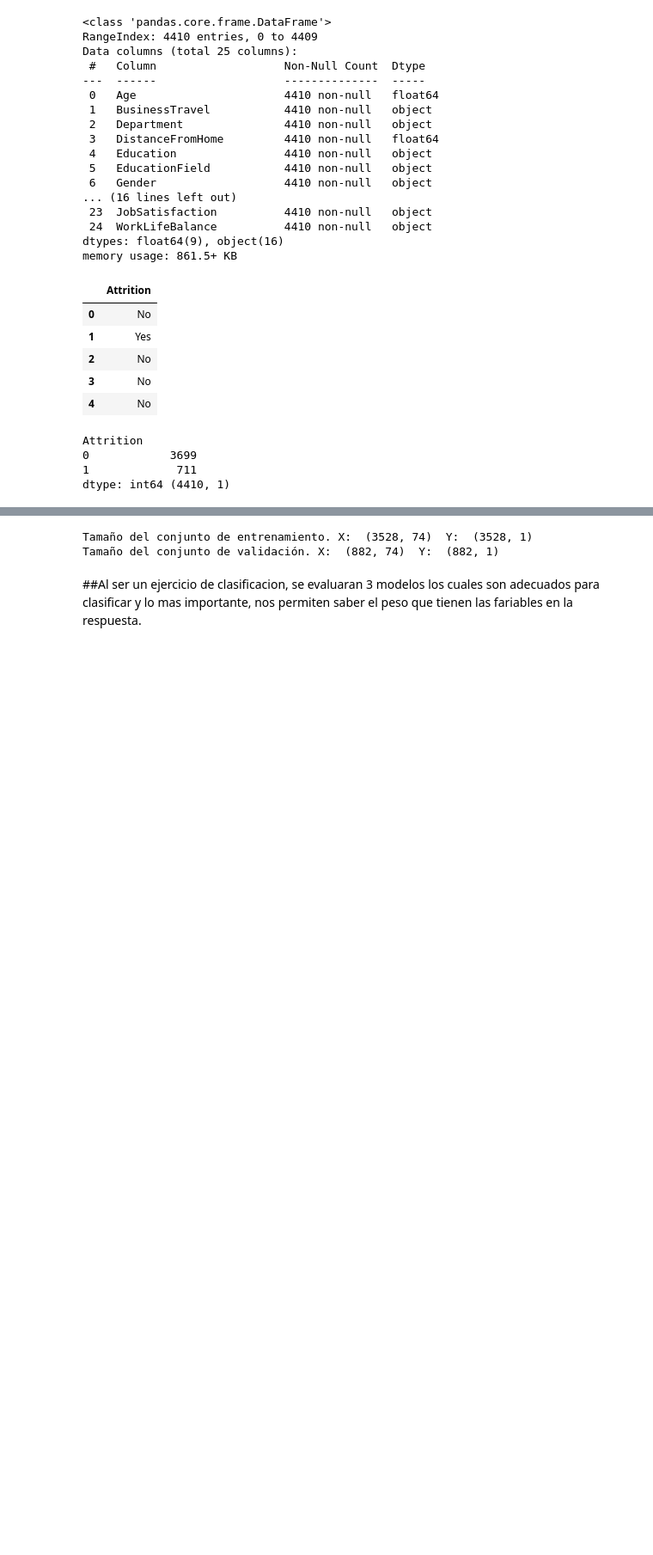
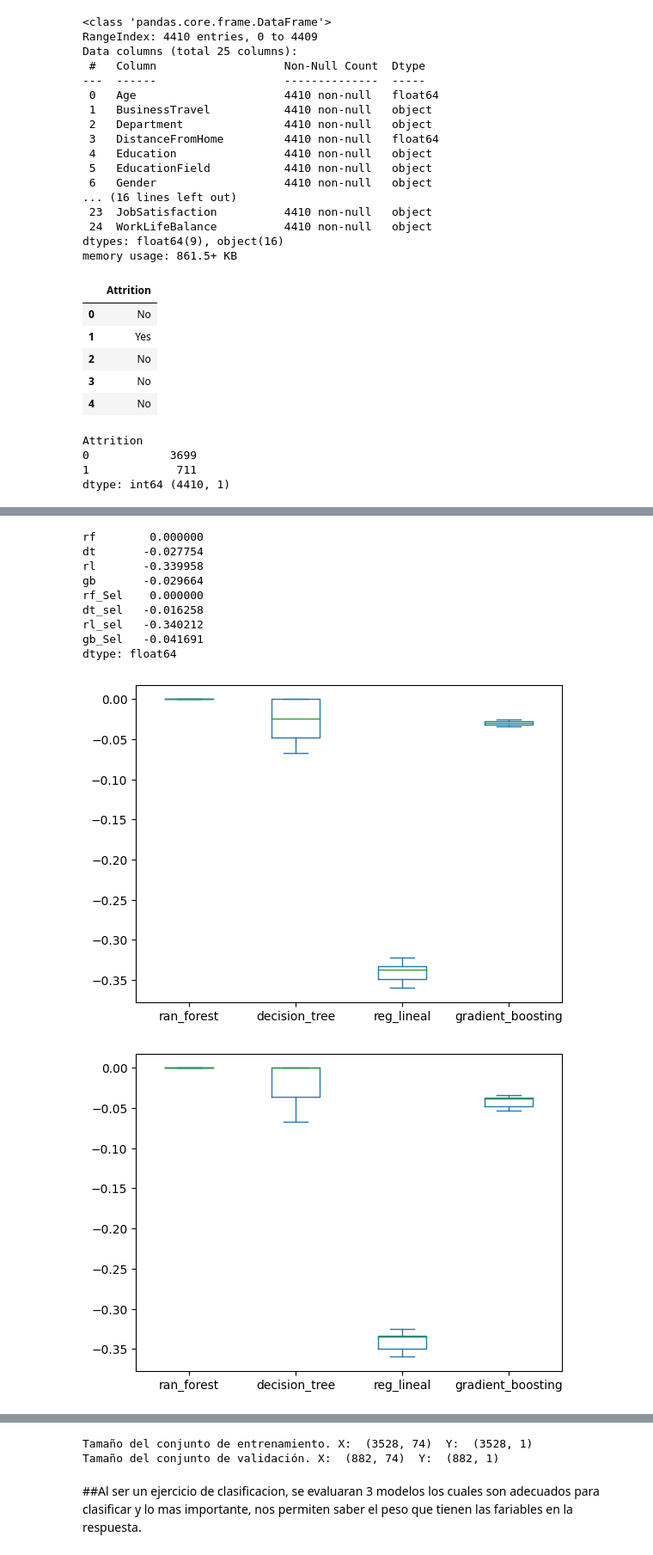
Before and after one commit to vladimir-martin/analitica3_HR, a Jupyter notebook: modelos.ipynb, the cells around one changed output, grey strips where cells are left out. Shown at 86% size. Cells and saved outputs as stored; diff of their text form; code cells hidden in the pictures; blank space fills up the shorter version.

Commit message:
Analisis de modelo con seleccion de variables

```diff
--- a/modelos.ipynb
+++ b/modelos.ipynb
@@ -131,10 +135,16 @@ X_final.head()
 #Nombre de caracteristicas númericas
 numeric_columns=list(X_final.select_dtypes('float64').columns)
 #Estandarización de variables
-pipeline=ColumnTransformer([( "std_numericas",StandardScaler() ,numeric_columns)], remainder='passthrough')
+#pipeline=ColumnTransformer([( "std_numericas",StandardScaler() ,numeric_columns)], remainder='passthrough')
 
-X_trans = pipeline.fit_transform(X_final)
-X_trans_db=pd.DataFrame(X_trans,columns=X_final.columns)
+#X_trans = pipeline.fit_transform(X_final)
+#X_trans_db=pd.DataFrame(X_trans,columns=X_final.columns)
+
+
+scaler=StandardScaler() #se selecciona el escalado o estandarizacion de variables
+scaler.fit(X_final) # se ajusta a la base
+X_trans=scaler.transform(X_final)#se aplica a la base
+X_trans_db=pd.DataFrame(X_trans,columns=X_final.columns) #se vuelve a convertir en df pandas
 # %%
 # se nombran los modelos con hiperparametros por defecto para compararlos y ya depsues se afinan solo los hiperparametros del mejor
 m_ranfor=RandomForestClassifier()
@@ -146,6 +156,6 @@ m_gbr = XGBRegressor()
 modelos=list([m_ranfor,m_dtree, m_lreg, m_gbr])
 
 #se usa funcion sel_variables para comparar los desempeños de los modelos
-var_names=funciones.sel_variables(modelos,X_final,y,threshold="2*mean")# threshold selecciona los limites de seleccion de importancia de variables, en este caso selecciona la variables que sean dos veces el promedio
-var_names.shape
+var_names=funciones.sel_variables(modelos,X_final,y,threshold="1.5*mean")# threshold selecciona los limites de seleccion de importancia de variables, en este caso selecciona la variables que sean dos veces el promedio
+var_names.shape #ANTES TENIAMOS 74 VARIABLES
 # %% [output]
@@ -152,0 +163,4 @@ NameError: name 'np' is not defined
+# %%
+#matriz con variables seleccionadas
+X_sel=X_final[var_names]
+X_sel
@@ -152,0 +181,27 @@ NameError: name 'np' is not defined
+# %%
+#Ya se seleccionaron la variables, ahora se selecciona el mejor modelo, sacando el rmse de cada modelo
+#se prueba con la base completa y con la variables seleccionadas
+rmse_X_final=funciones.medir_modelos(modelos,"neg_root_mean_squared_error",X_final,y,10) ## base con todas las variables
+rmse_X_sel=funciones.medir_modelos(modelos,"neg_root_mean_squared_error",X_sel,y,10) ### base con variables seleccionadas
+# %%
+rmse=pd.concat([rmse_X_final,rmse_X_sel],axis=1)
+rmse.columns=['rf', 'dt', 'rl', 'gb',
+       'rf_Sel', 'dt_sel', 'rl_sel', 'gb_Sel']
+
+rmse_X_final.plot(kind='box') #### gráfico para modelos todas las varibles
+rmse_X_sel.plot(kind='box') ### gráfico para modelo variables seleccionadas
+rmse.plot(kind='box') ### gráfico para modelos sel y todas las variables
+
+rmse.mean() ### medias de mape
+# %% [output]
+rf        0.000000
+dt       -0.027754
+rl       -0.339958
+gb       -0.029664
+rf_Sel    0.000000
+dt_sel   -0.016258
+rl_sel   -0.340212
+gb_Sel   -0.041691
+dtype: float64
+[figure, added]
+[figure, added]
```
Also changed, not shown: parts of 5 cells of this notebook, 1 other file.
